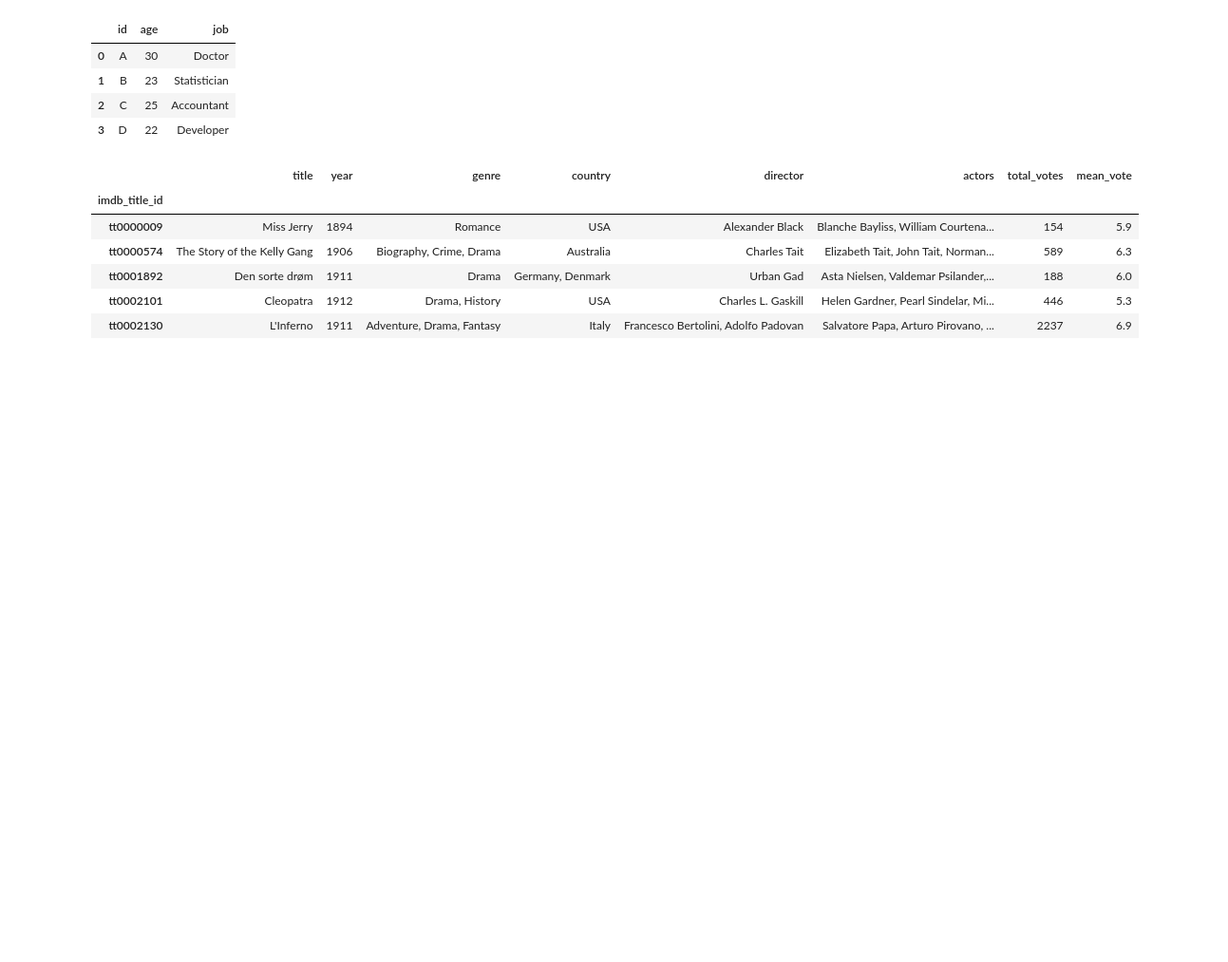
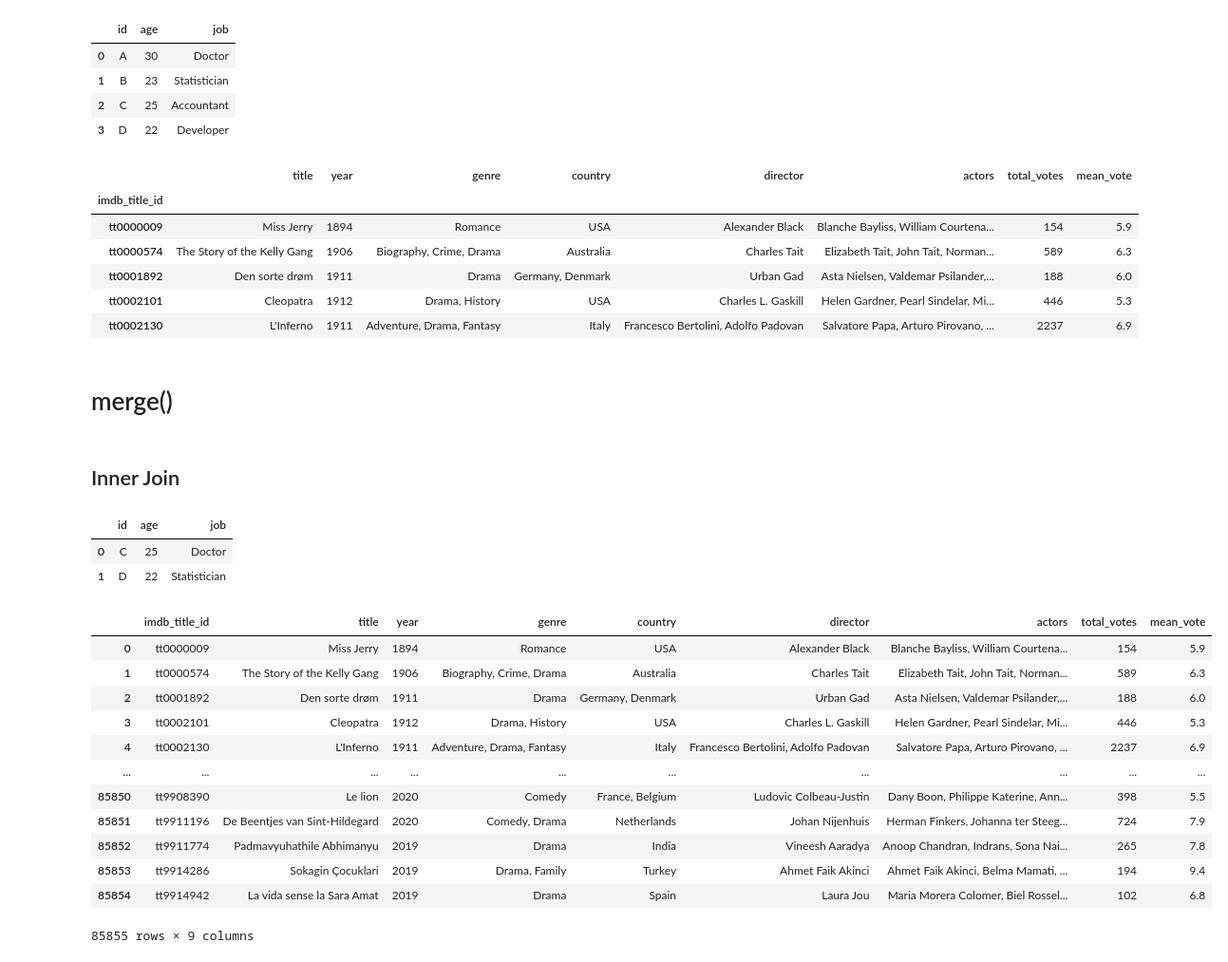
Before and after one commit to baldzhiyski/data-science-course, a Jupyter notebook: freeCodeCamp-course/merging-concat/merging-concat-operations.ipynb, the cells around one changed output. Shown at 95% size. Saved outputs shown, nothing was run; the diff lists cells and outputs as text; code cells hidden in the pictures; blank space fills up the shorter version.

```diff
--- a/freeCodeCamp-course/merging-concat/merging-concat-operations.ipynb
+++ b/freeCodeCamp-course/merging-concat/merging-concat-operations.ipynb
@@ -78,3 +78,5 @@ df_concat_horizontally.head()
 | tt0001892 | Den sorte drøm | 1911 | Drama | Germany, Denmark | Urban Gad | Asta Nielsen, Valdemar Psilander,... | 188 | 6.0 |
 | tt0002101 | Cleopatra | 1912 | Drama, History | USA | Charles L. Gaskill | Helen Gardner, Pearl Sindelar, Mi... | 446 | 5.3 |
 | tt0002130 | L'Inferno | 1911 | Adventure, Drama, Fantasy | Italy | Francesco Bertolini, Adolfo Padovan | Salvatore Papa, Arturo Pirovano, ... | 2237 | 6.9 |
+# %% [markdown]
+# merge()
@@ -80,0 +89,24 @@ df_concat_horizontally.head()
+# %% [markdown]
+## Inner Join
+# %%
+df1.merge(df2,on='id',how='inner')
+# %% [output]
+|  | id | age | job |
+| 0 | C | 25 | Doctor |
+| 1 | D | 22 | Statistician |
+# %%
+df_movies.merge(df_ratings,on='imdb_title_id')
+# %% [output]
+|  | imdb_title_id | title | year | genre | country | director | actors | total_votes | mean_vote |
+| 0 | tt0000009 | Miss Jerry | 1894 | Romance | USA | Alexander Black | Blanche Bayliss, William Courtena... | 154 | 5.9 |
+| 1 | tt0000574 | The Story of the Kelly Gang | 1906 | Biography, Crime, Drama | Australia | Charles Tait | Elizabeth Tait, John Tait, Norman... | 589 | 6.3 |
+| 2 | tt0001892 | Den sorte drøm | 1911 | Drama | Germany, Denmark | Urban Gad | Asta Nielsen, Valdemar Psilander,... | 188 | 6.0 |
+| 3 | tt0002101 | Cleopatra | 1912 | Drama, History | USA | Charles L. Gaskill | Helen Gardner, Pearl Sindelar, Mi... | 446 | 5.3 |
+| 4 | tt0002130 | L'Inferno | 1911 | Adventure, Drama, Fantasy | Italy | Francesco Bertolini, Adolfo Padovan | Salvatore Papa, Arturo Pirovano, ... | 2237 | 6.9 |
+| ... | ... | ... | ... | ... | ... | ... | ... | ... | ... |
+| 85850 | tt9908390 | Le lion | 2020 | Comedy | France, Belgium | Ludovic Colbeau-Justin | Dany Boon, Philippe Katerine, Ann... | 398 | 5.5 |
+| 85851 | tt9911196 | De Beentjes van Sint-Hildegard | 2020 | Comedy, Drama | Netherlands | Johan Nijenhuis | Herman Finkers, Johanna ter Steeg... | 724 | 7.9 |
+| 85852 | tt9911774 | Padmavyuhathile Abhimanyu | 2019 | Drama | India | Vineesh Aaradya | Anoop Chandran, Indrans, Sona Nai... | 265 | 7.8 |
+| 85853 | tt9914286 | Sokagin Çocuklari | 2019 | Drama, Family | Turkey | Ahmet Faik Akinci | Ahmet Faik Akinci, Belma Mamati, ... | 194 | 9.4 |
+| 85854 | tt9914942 | La vida sense la Sara Amat | 2019 | Drama | Spain | Laura Jou | Maria Morera Colomer, Biel Rossel... | 102 | 6.8 |
+85855 rows × 9 columns
```
Also changed, not shown: parts of 15 cells of this notebook.
